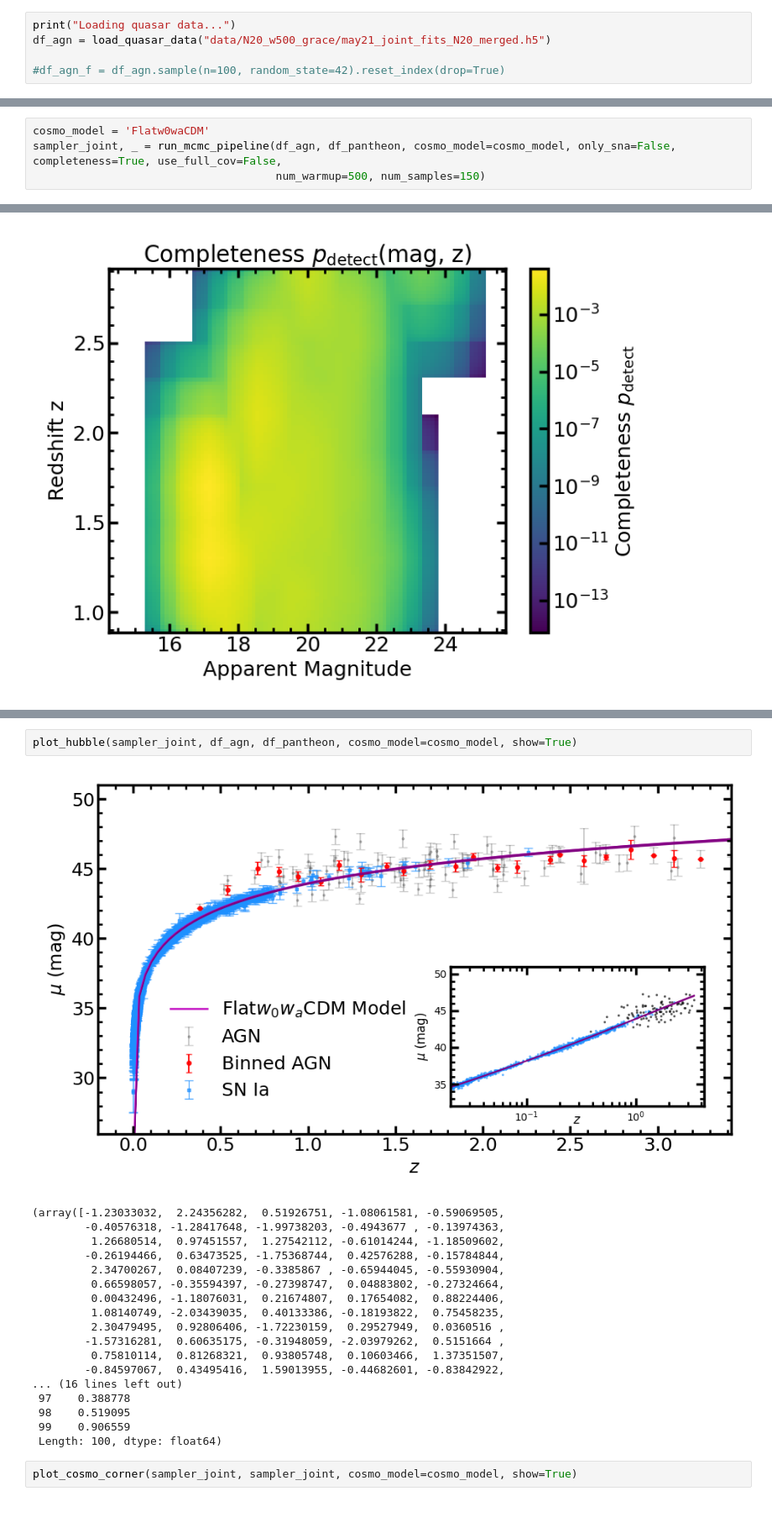
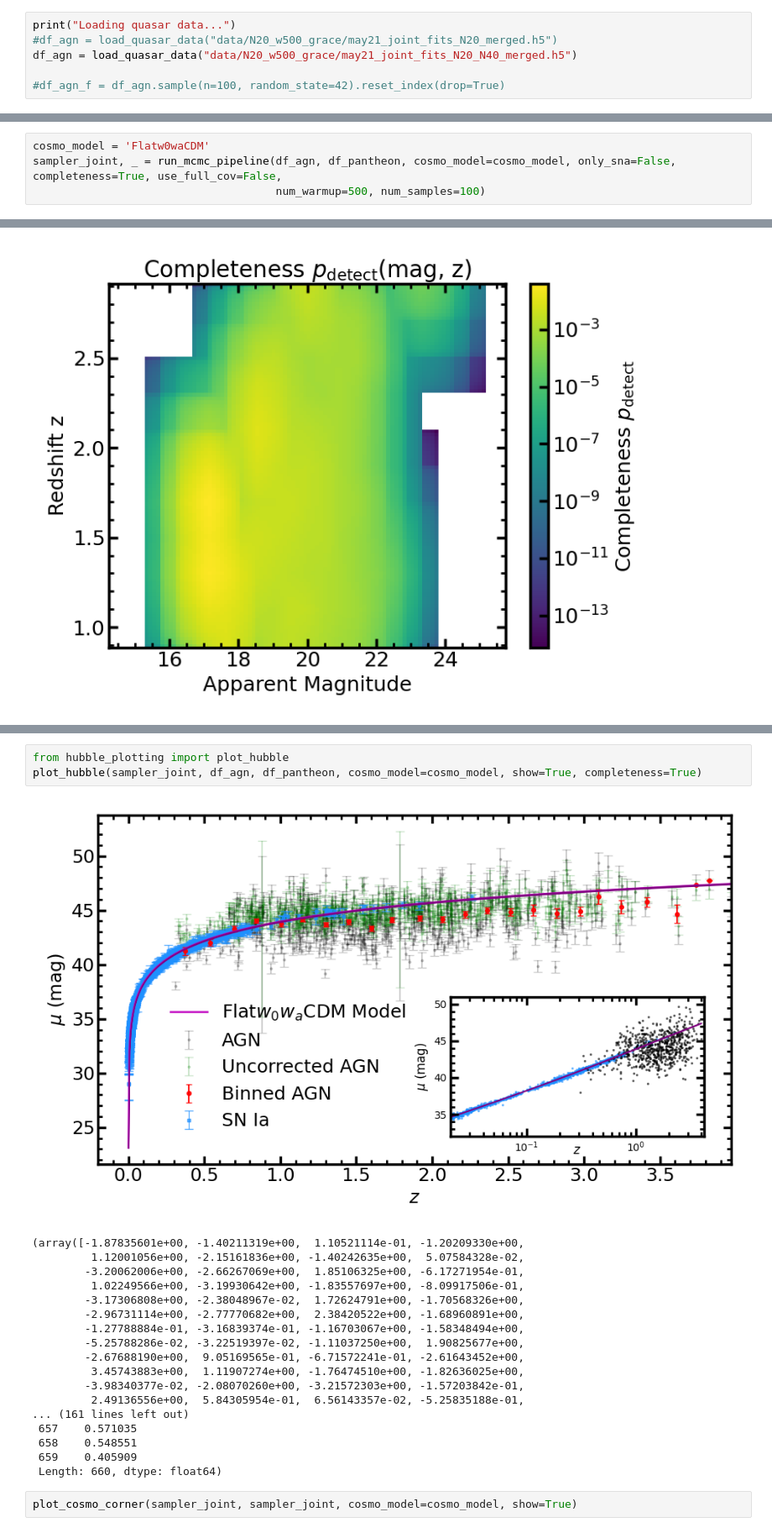
Before and after one commit to dutra/qvc, a Jupyter notebook: tutorials/hubble diagram py.ipynb, the cells around one changed output, grey strips where cells are left out. Shown at 84% size. Cells and saved outputs as stored; diff of their text form.

```diff
--- a/tutorials/hubble diagram py.ipynb
+++ b/tutorials/hubble diagram py.ipynb
@@ -45,7 +45,8 @@ Loading SN covariance matrix...
 Data loaded. Running joint cosmographic fits...
 # %%
 print("Loading quasar data...")
-df_agn = load_quasar_data("data/N20_w500_grace/may21_joint_fits_N20_merged.h5")
+#df_agn = load_quasar_data("data/N20_w500_grace/may21_joint_fits_N20_merged.h5")
+df_agn = load_quasar_data("data/N20_w500_grace/may21_joint_fits_N20_N40_merged.h5")
 
 #df_agn_f = df_agn.sample(n=100, random_state=42).reset_index(drop=True)
 # %% [output]
@@ -59,4 +60,4 @@ Final number of quasars: 100
 # %%
 cosmo_model = 'Flatw0waCDM'
 sampler_joint, _ = run_mcmc_pipeline(df_agn, df_pantheon, cosmo_model=cosmo_model, only_sna=False, completeness=True, use_full_cov=False,
-                                     num_warmup=500, num_samples=150)
+                                     num_warmup=500, num_samples=100)
@@ -179,24 +231,25 @@ plot_p_detect_for_all_agns(df_agn, p_detect)
 # %%
-plot_hubble(sampler_joint, df_agn, df_pantheon, cosmo_model=cosmo_model, show=True)
+from hubble_plotting import plot_hubble
+plot_hubble(sampler_joint, df_agn, df_pantheon, cosmo_model=cosmo_model, show=True, completeness=True)
 # %% [output]
-[figure, old version]
+[figure, new version]
-(array([-1.23033032,  2.24356282,  0.51926751, -1.08061581, -0.59069505,
-        -0.40576318, -1.28417648, -1.99738203, -0.4943677 , -0.13974363,
-         1.26680514,  0.97451557,  1.27542112, -0.61014244, -1.18509602,
-        -0.26194466,  0.63473525, -1.75368744,  0.42576288, -0.15784844,
-         2.34700267,  0.08407239, -0.3385867 , -0.65944045, -0.55930904,
-         0.66598057, -0.35594397, -0.27398747,  0.04883802, -0.27324664,
-         0.00432496, -1.18076031,  0.21674807,  0.17654082,  0.88224406,
-         1.08140749, -2.03439035,  0.40133386, -0.18193822,  0.75458235,
-         2.30479495,  0.92806406, -1.72230159,  0.29527949,  0.0360516 ,
-        -1.57316281,  0.60635175, -0.31948059, -2.03979262,  0.5151664 ,
-         0.75810114,  0.81268321,  0.93805748,  0.10603466,  1.37351507,
-        -0.84597067,  0.43495416,  1.59013955, -0.44682601, -0.83842922,
-... (16 lines left out)
- 97    0.388778
- 98    0.519095
- 99    0.906559
- Length: 100, dtype: float64)
+(array([-1.87835601e+00, -1.40211319e+00,  1.10521114e-01, -1.20209330e+00,
+         1.12001056e+00, -2.15161836e+00, -1.40242635e+00,  5.07584328e-02,
+        -3.20062006e+00, -2.66267069e+00,  1.85106325e+00, -6.17271954e-01,
+         1.02249566e+00, -3.19930642e+00, -1.83557697e+00, -8.09917506e-01,
+        -3.17306808e+00, -2.38048967e-02,  1.72624791e+00, -1.70568326e+00,
+        -2.96731114e+00, -2.77770682e+00,  2.38420522e+00, -1.68960891e+00,
+        -1.27788884e-01, -3.16839374e-01, -1.16703067e+00, -1.58348494e+00,
+        -5.25788286e-02, -3.22519397e-02, -1.11037250e+00,  1.90825677e+00,
+        -2.67688190e+00,  9.05169565e-01, -6.71572241e-01, -2.61643452e+00,
+         3.45743883e+00,  1.11907274e+00, -1.76474510e+00, -1.82636025e+00,
+        -3.98340377e-02, -2.08070260e+00, -3.21572303e+00, -1.57203842e-01,
+         2.49136556e+00,  5.84305954e-01,  6.56143357e-02, -5.25835188e-01,
+... (161 lines left out)
+ 657    0.571035
+ 658    0.548551
+ 659    0.405909
+ Length: 660, dtype: float64)
 # %%
 plot_cosmo_corner(sampler_joint, sampler_joint, cosmo_model=cosmo_model, show=True)
 # %% [output]
```
Also changed, not shown: parts of 17 cells of this notebook, 6 other files.
